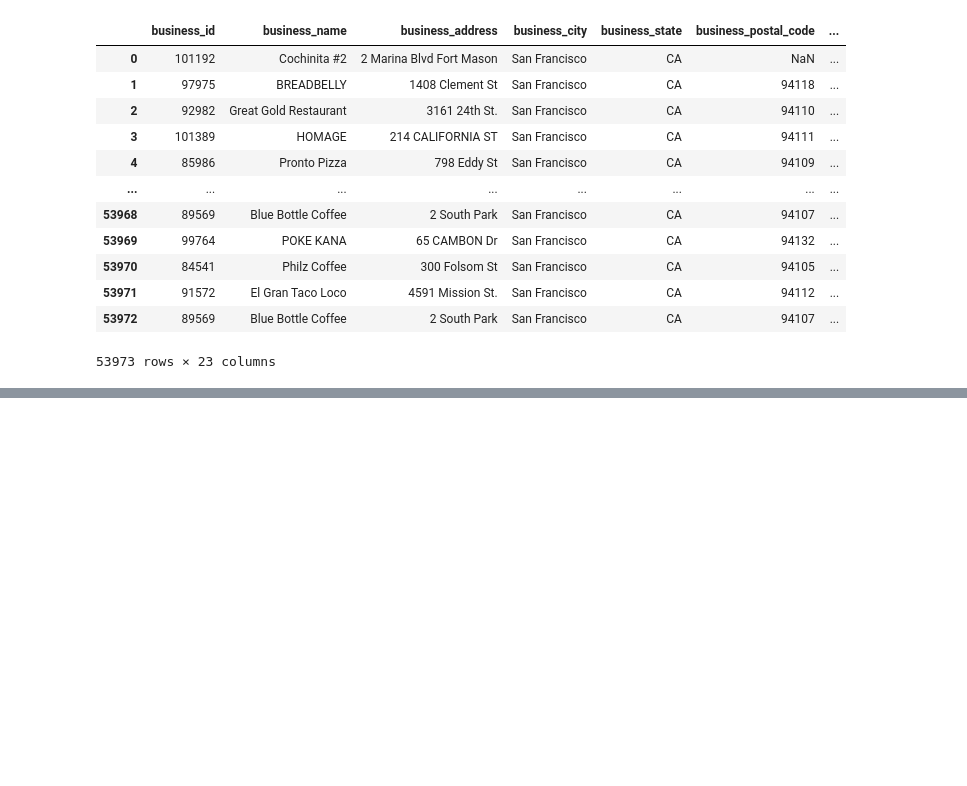
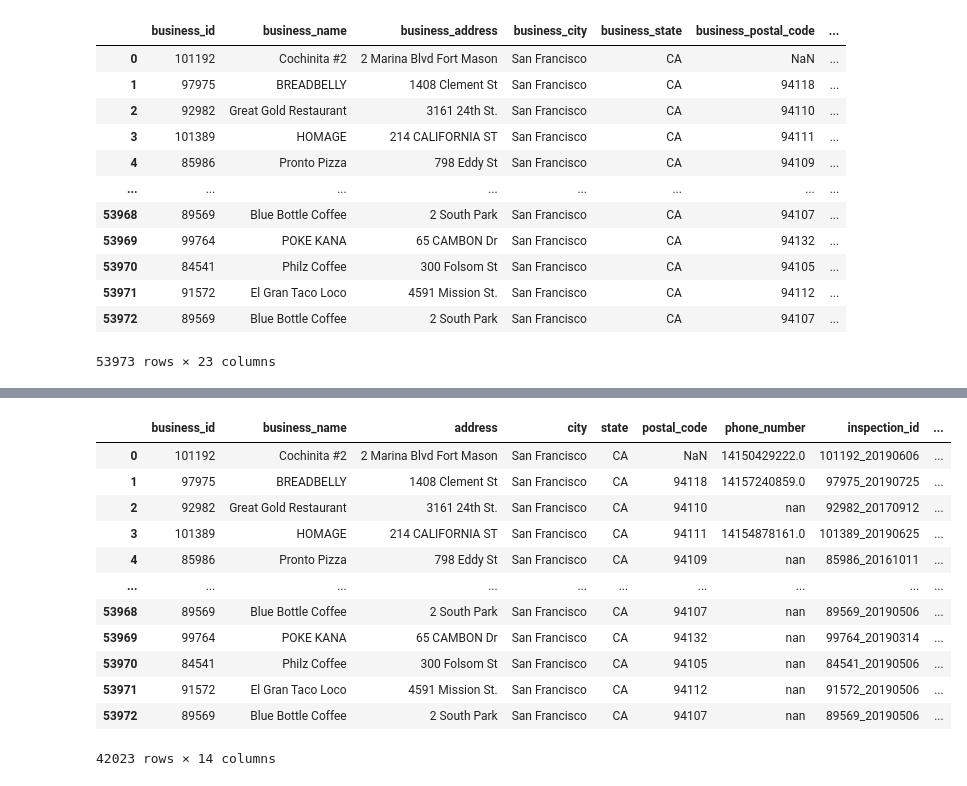
Before and after one commit to RothK215/Project-2-ETL, a Jupyter notebook: RK_Data_Cleaning_Retrieval_2.ipynb, the cells around one changed output, grey strips where cells are left out. Drawn from its saved outputs; the diff is of its cells as text; code cells hidden in the pictures; blank space fills up the shorter version.

```diff
--- a/RK_Data_Cleaning_Retrieval_2.ipynb
+++ b/RK_Data_Cleaning_Retrieval_2.ipynb
@@ -109,3 +150,12 @@ Index(['business_id', 'business_name', 'business_address', 'business_city',
 # %%
 # Create Copy of original CSV
 sfdf = sf_df.copy()
+# %%
+# Drop any duplicate rows.
+sfdf = sfdf.drop_duplicates()
+
+# Unselect unneeded columns business_latitude
+sfdf = sfdf[['business_id', 'business_name', 'business_address', 'business_city','business_state', 'business_postal_code',
+            'business_phone_number', 'inspection_id', 'inspection_date', 'inspection_score', 'inspection_type', 'violation_id',
+             'violation_description', 'risk_category']]
+sfdf.head(20)
@@ -111,0 +180,4 @@ sfdf = sf_df.copy()
+# %%
+# Convert the 'business_phone_number' to str instead of float so the whole number is revealed.
+sfdf['business_phone_number'] = sfdf['business_phone_number'].astype(str)
+sfdf
@@ -111,0 +198,23 @@ sfdf = sf_df.copy()
+# %%
+# Rename most of the columns with 'business_' since information given is about the business name.
+sfdf = sfdf.rename(columns={'business_address': 'address',
+                     'business_city': 'city',
+                     'business_state': 'state',
+                     'business_postal_code': 'postal_code',
+                     'business_phone_number': 'phone_number'
+                        })
+sfdf
+# %% [output]
+|  | business_id | business_name | address | city | state | postal_code | phone_number | inspection_id | ... |
+| 0 | 101192 | Cochinita #2 | 2 Marina Blvd Fort Mason | San Francisco | CA | NaN | 14150429222.0 | 101192_20190606 | ... |
+| 1 | 97975 | BREADBELLY | 1408 Clement St | San Francisco | CA | 94118 | 14157240859.0 | 97975_20190725 | ... |
+| 2 | 92982 | Great Gold Restaurant | 3161 24th St. | San Francisco | CA | 94110 | nan | 92982_20170912 | ... |
+| 3 | 101389 | HOMAGE | 214 CALIFORNIA ST | San Francisco | CA | 94111 | 14154878161.0 | 101389_20190625 | ... |
+| 4 | 85986 | Pronto Pizza | 798 Eddy St | San Francisco | CA | 94109 | nan | 85986_20161011 | ... |
+| ... | ... | ... | ... | ... | ... | ... | ... | ... | ... |
+| 53968 | 89569 | Blue Bottle Coffee | 2 South Park | San Francisco | CA | 94107 | nan | 89569_20190506 | ... |
+| 53969 | 99764 | POKE KANA | 65 CAMBON Dr | San Francisco | CA | 94132 | nan | 99764_20190314 | ... |
+| 53970 | 84541 | Philz Coffee | 300 Folsom St | San Francisco | CA | 94105 | nan | 84541_20190506 | ... |
+| 53971 | 91572 | El Gran Taco Loco | 4591 Mission St. | San Francisco | CA | 94112 | nan | 91572_20190506 | ... |
+| 53972 | 89569 | Blue Bottle Coffee | 2 South Park | San Francisco | CA | 94107 | nan | 89569_20190506 | ... |
+42023 rows × 14 columns
```
Also changed, not shown: parts of 10 cells of this notebook, 3 other files.
